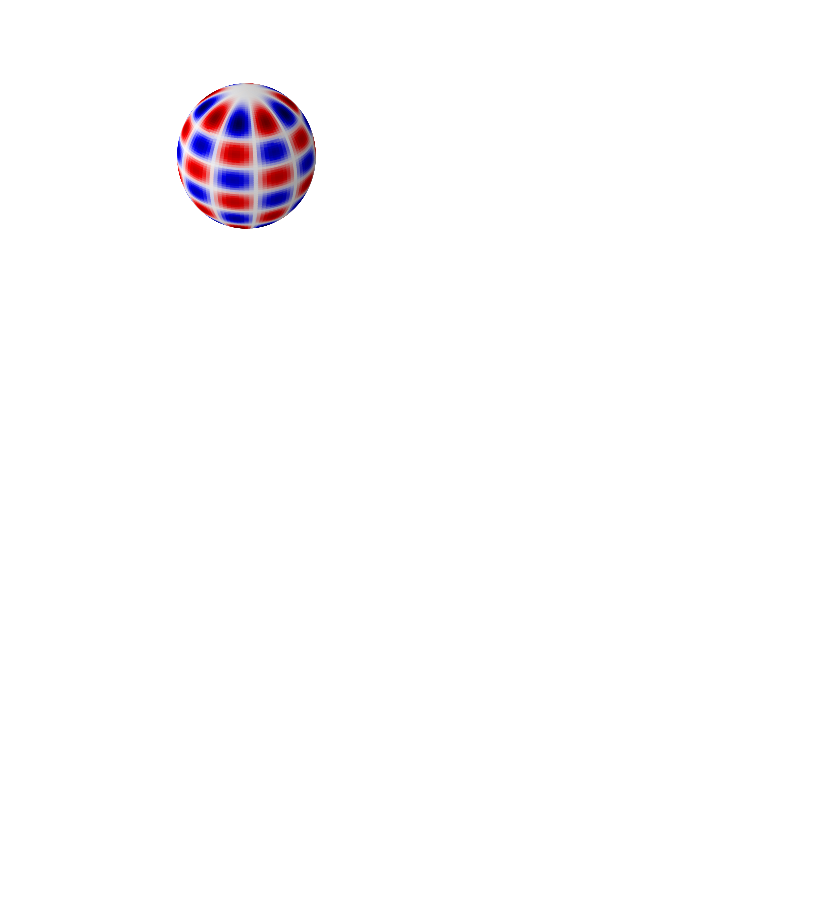
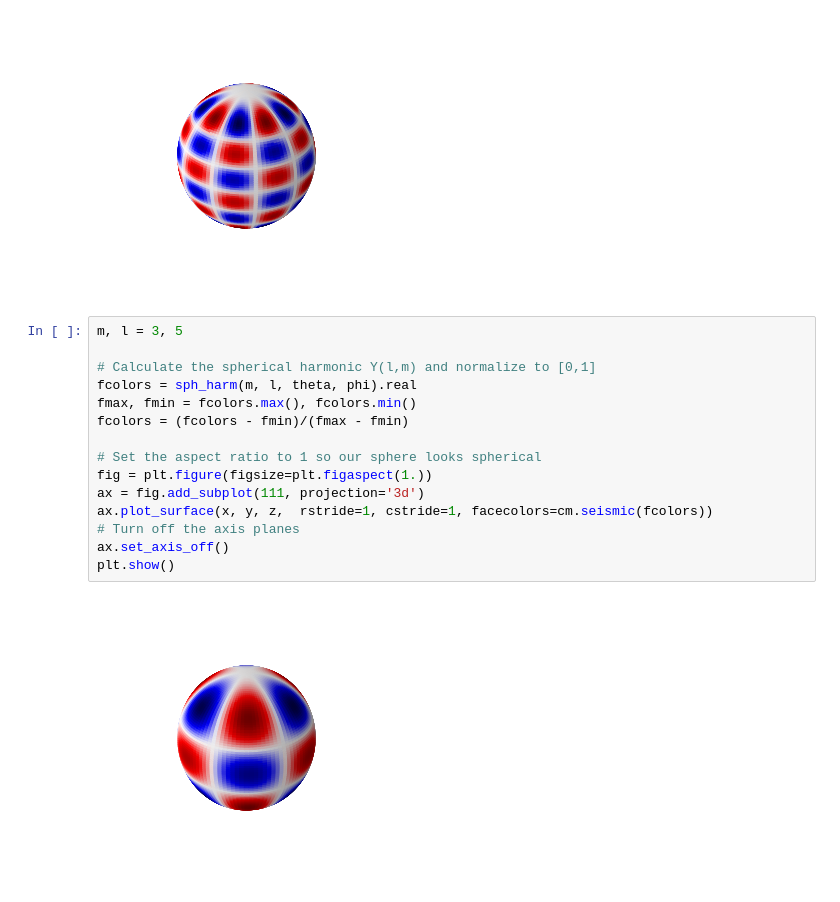
Before and after one commit to matteocantiello/rednoise, a Jupyter notebook: propagation_diagrams.ipynb, the cells around one changed output. Drawn from its saved outputs; the diff is of its cells as text; blank space fills up the shorter version.

Commit message:
jp nb spherical harmonics + sectors exp

```diff
--- a/propagation_diagrams.ipynb
+++ b/propagation_diagrams.ipynb
@@ -627,3 +633,20 @@ ax.set_axis_off()
 plt.show()
 # %% [output]
 [figure]
+# %%
+m, l = 3, 5
+
+# Calculate the spherical harmonic Y(l,m) and normalize to [0,1]
+fcolors = sph_harm(m, l, theta, phi).real
+fmax, fmin = fcolors.max(), fcolors.min()
+fcolors = (fcolors - fmin)/(fmax - fmin)
+
+# Set the aspect ratio to 1 so our sphere looks spherical
+fig = plt.figure(figsize=plt.figaspect(1.))
+ax = fig.add_subplot(111, projection='3d')
+ax.plot_surface(x, y, z,  rstride=1, cstride=1, facecolors=cm.seismic(fcolors))
+# Turn off the axis planes
+ax.set_axis_off()
+plt.show()
+# %% [output]
+[figure, added]
```
Also changed, not shown: parts of 2 cells of this notebook.
